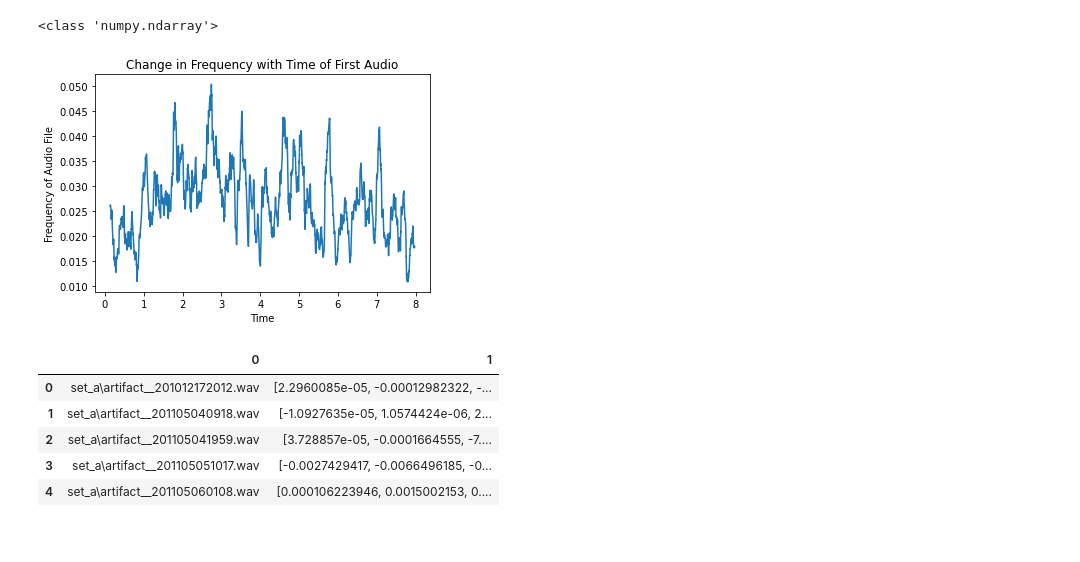
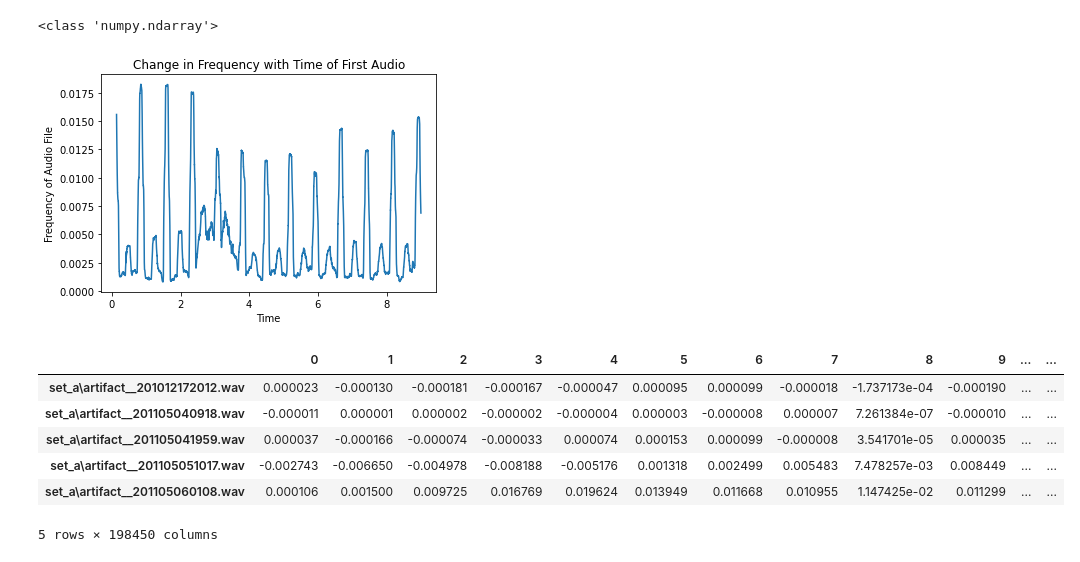
Before and after one commit to rajsandhu1989/feature_engineering, a Jupyter notebook: Sound Feature Engineering/sound_feature_engineering.ipynb, the cells around one changed output. Cells and saved outputs as stored; diff of their text form; code cells hidden in the pictures.

```diff
--- a/Sound Feature Engineering/sound_feature_engineering.ipynb
+++ b/Sound Feature Engineering/sound_feature_engineering.ipynb
@@ -44,7 +48,7 @@ dtype: int64
 audio_files=glob('set_a/*.wav')
 # %%
 # Read the first audio file and plot it
-audio, sfreq= lr.load(audio_files[0])
+audio, sfreq= lr.load(audio_files[50])
 # The frequency of Audio file [0] is
 print(sfreq)
 # %% [output]
@@ -164,18 +163,22 @@ plt.title("Change in Frequency with Time of First Audio")
 plt.savefig("4.png", dpi=300)
 plt.show()
 # %% [output]
-[figure, old version]
+[figure, new version]
 # %%
 files=[]
-for i in range(5):
+names=[]
+for i in range(len(audio_files)):
     audio, sfreq=lr.load(audio_files[i])
-    files.append([audio_files[i],audio])
+    names.append(audio_files[i])
+    files.append(audio)
 audio_all=pd.DataFrame(files)
+audio_all.index=names
 audio_all.head()
 # %% [output]
-|  | 0 | 1 |
-| 0 | set_a\artifact__201012172012.wav | [2.2960085e-05, -0.00012982322, -... |
-| 1 | set_a\artifact__201105040918.wav | [-1.0927635e-05, 1.0574424e-06, 2... |
-| 2 | set_a\artifact__201105041959.wav | [3.728857e-05, -0.0001664555, -7.... |
-| 3 | set_a\artifact__201105051017.wav | [-0.0027429417, -0.0066496185, -0... |
-| 4 | set_a\artifact__201105060108.wav | [0.000106223946, 0.0015002153, 0.... |
+|  | 0 | 1 | 2 | 3 | 4 | 5 | 6 | 7 | 8 | 9 | ... | ... |
+| set_a\artifact__201012172012.wav | 0.000023 | -0.000130 | -0.000181 | -0.000167 | -0.000047 | 0.000095 | 0.000099 | -0.000018 | -1.737173e-04 | -0.000190 | ... | ... |
+| set_a\artifact__201105040918.wav | -0.000011 | 0.000001 | 0.000002 | -0.000002 | -0.000004 | 0.000003 | -0.000008 | 0.000007 | 7.261384e-07 | -0.000010 | ... | ... |
+| set_a\artifact__201105041959.wav | 0.000037 | -0.000166 | -0.000074 | -0.000033 | 0.000074 | 0.000153 | 0.000099 | -0.000008 | 3.541701e-05 | 0.000035 | ... | ... |
+| set_a\artifact__201105051017.wav | -0.002743 | -0.006650 | -0.004978 | -0.008188 | -0.005176 | 0.001318 | 0.002499 | 0.005483 | 7.478257e-03 | 0.008449 | ... | ... |
+| set_a\artifact__201105060108.wav | 0.000106 | 0.001500 | 0.009725 | 0.016769 | 0.019624 | 0.013949 | 0.011668 | 0.010955 | 1.147425e-02 | 0.011299 | ... | ... |
+5 rows × 198450 columns
```
Also changed, not shown: parts of 15 cells of this notebook, 4 other files.
